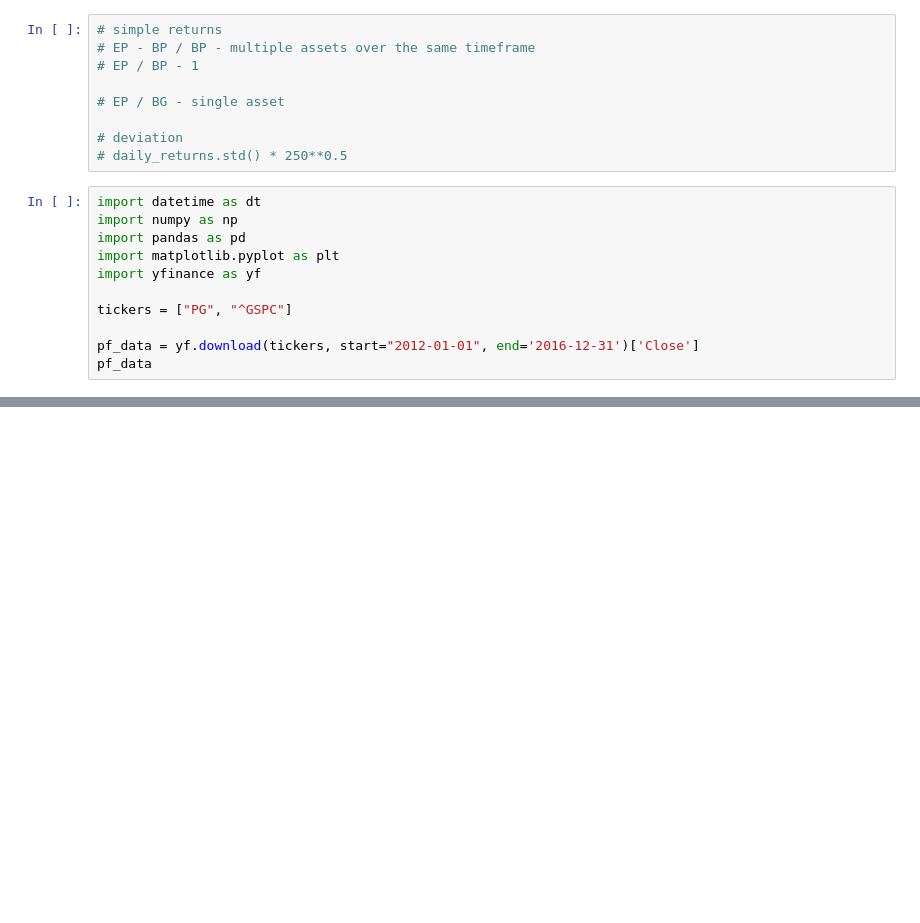
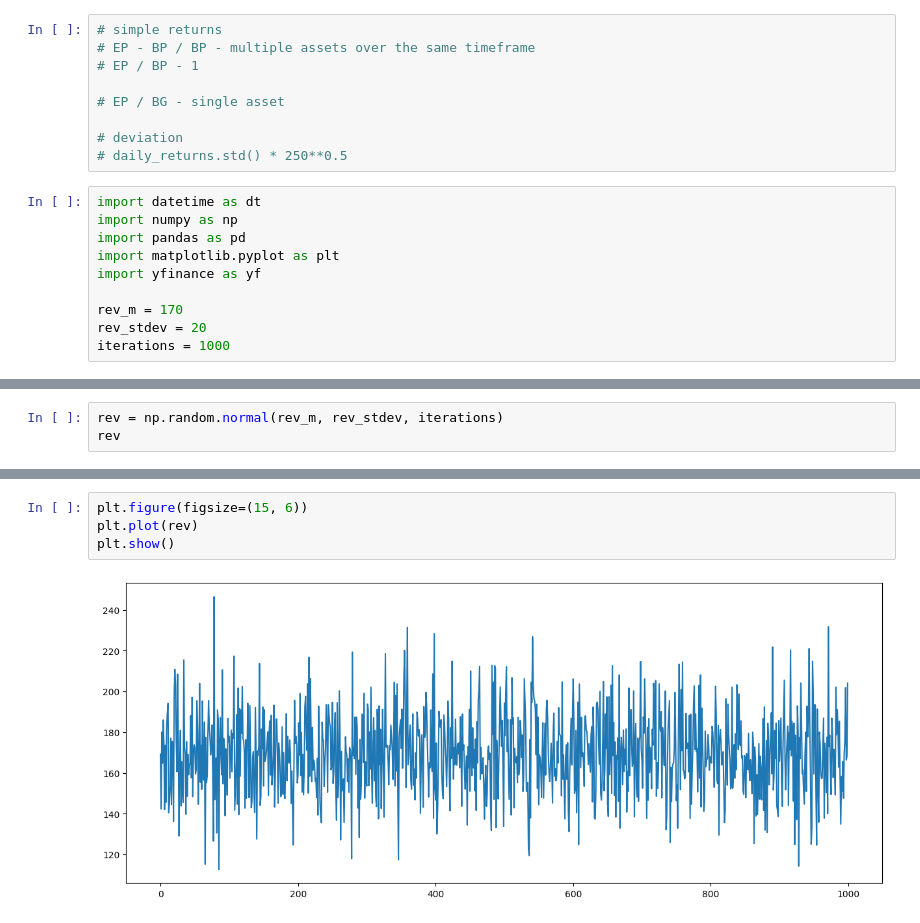
Before and after one commit to Rainspistols/Python-for-Finance, a Jupyter notebook: some.ipynb, the cells around one changed output, grey strips where cells are left out. Saved outputs shown, nothing was run; the diff lists cells and outputs as text; blank space fills up the shorter version.

```diff
--- a/some.ipynb
+++ b/some.ipynb
@@ -14,7 +14,6 @@ import pandas as pd
 import matplotlib.pyplot as plt
 import yfinance as yf
 
-tickers = ["PG", "^GSPC"]
-
-pf_data = yf.download(tickers, start="2012-01-01", end='2016-12-31')['Close']
-pf_data
+rev_m = 170
+rev_stdev = 20
+iterations = 1000
@@ -36,0 +20,3 @@ pf_data
+# %%
+rev = np.random.normal(rev_m, rev_stdev, iterations)
+rev
@@ -36,0 +41,6 @@ pf_data
+# %%
+plt.figure(figsize=(15, 6))
+plt.plot(rev)
+plt.show()
+# %% [output]
+[figure, added]
```
Also changed, not shown: parts of 5 cells of this notebook.
